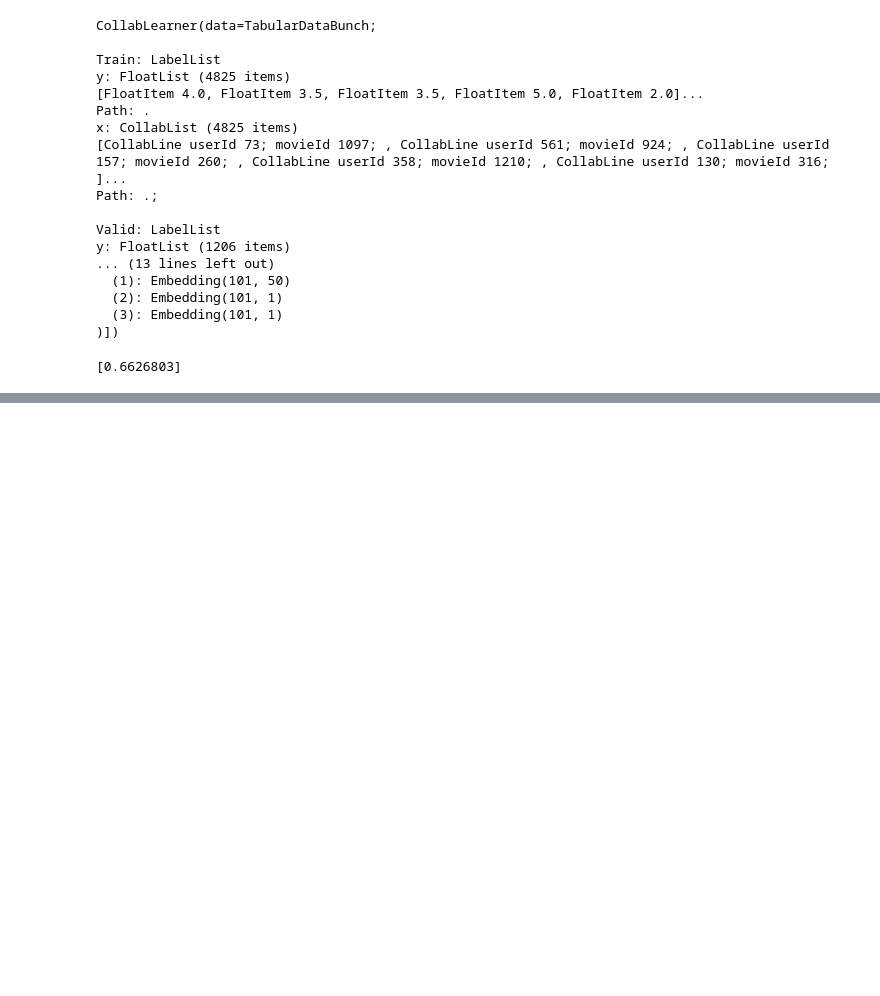
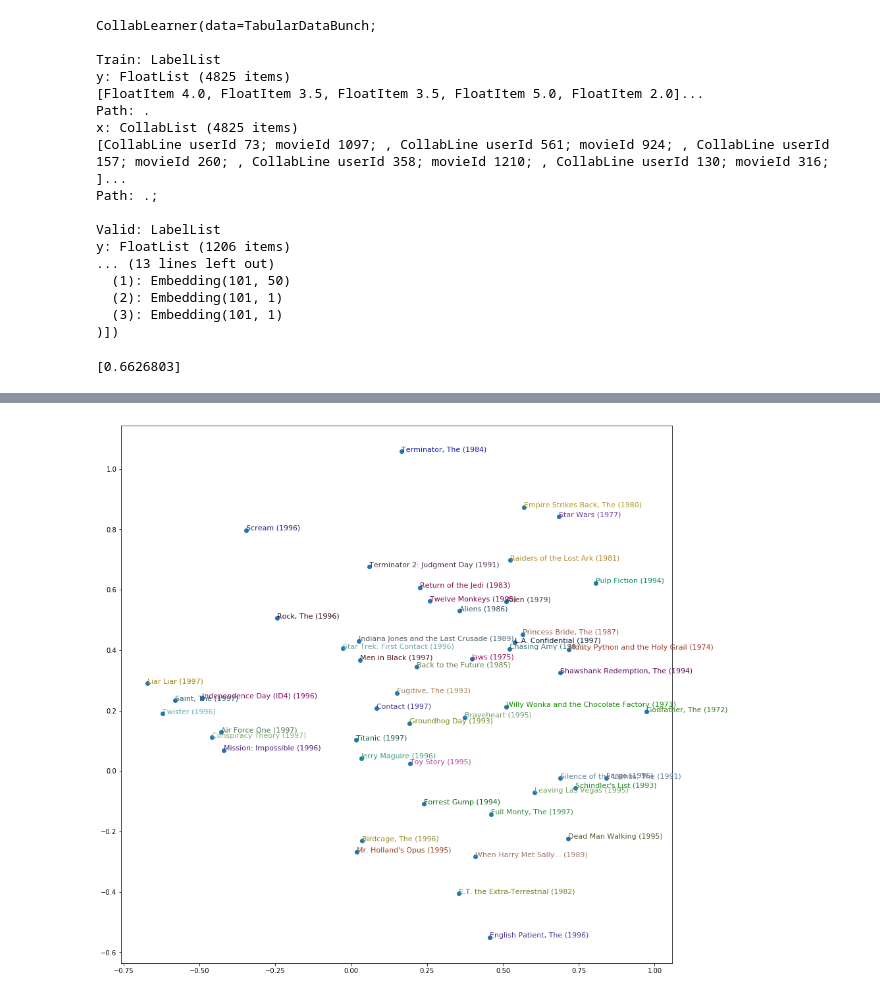
Before and after one commit to bharathbhushan1/fastai, a Jupyter notebook: bharath-lesson-4-collab.ipynb, the cells around one changed output, grey strips where cells are left out. Saved outputs shown, nothing was run; the diff lists cells and outputs as text; code cells hidden in the pictures; blank space fills up the shorter version.

```diff
--- a/bharath-lesson-4-collab.ipynb
+++ b/bharath-lesson-4-collab.ipynb
@@ -69,0 +171,4 @@ TypeError: predict() missing 1 required positional argument: 'item'
+# %%
+g = rating_movie.groupby(title)['rating'].count()
+top_movies = g.sort_values(ascending=False).index.values[:1000]
+top_movies[:10]
@@ -69,0 +242,3 @@ TypeError: predict() missing 1 required positional argument: 'item'
+# %%
+movie_w = learn.weight(top_movies, is_item=True)
+movie_w.shape
@@ -69,0 +247,3 @@ TypeError: predict() missing 1 required positional argument: 'item'
+# %%
+movie_pca = movie_w.pca(3)
+movie_pca.shape
@@ -69,0 +252,3 @@ TypeError: predict() missing 1 required positional argument: 'item'
+# %%
+fac0,fac1,fac2 = movie_pca.t()
+movie_comp = [(f, i) for f,i in zip(fac0, top_movies)]
@@ -69,0 +309,12 @@ TypeError: predict() missing 1 required positional argument: 'item'
+# %%
+idxs = np.random.choice(len(top_movies), 50, replace=False)
+idxs = list(range(50))
+X = fac0[idxs]
+Y = fac2[idxs]
+plt.figure(figsize=(15,15))
+plt.scatter(X, Y)
+for i, x, y in zip(top_movies[idxs], X, Y):
+    plt.text(x,y,i, color=np.random.rand(3)*0.7, fontsize=11)
+plt.show()
+# %% [output]
+[figure, added]
```
Also changed, not shown: parts of 31 cells of this notebook.
